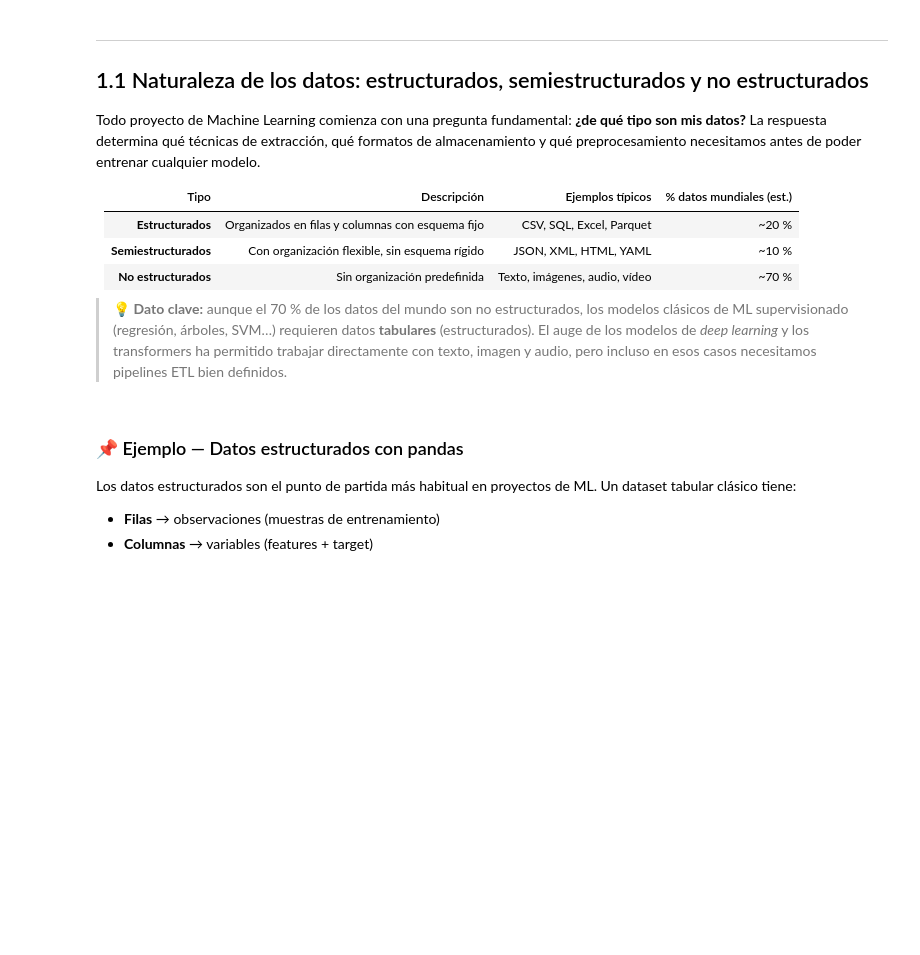
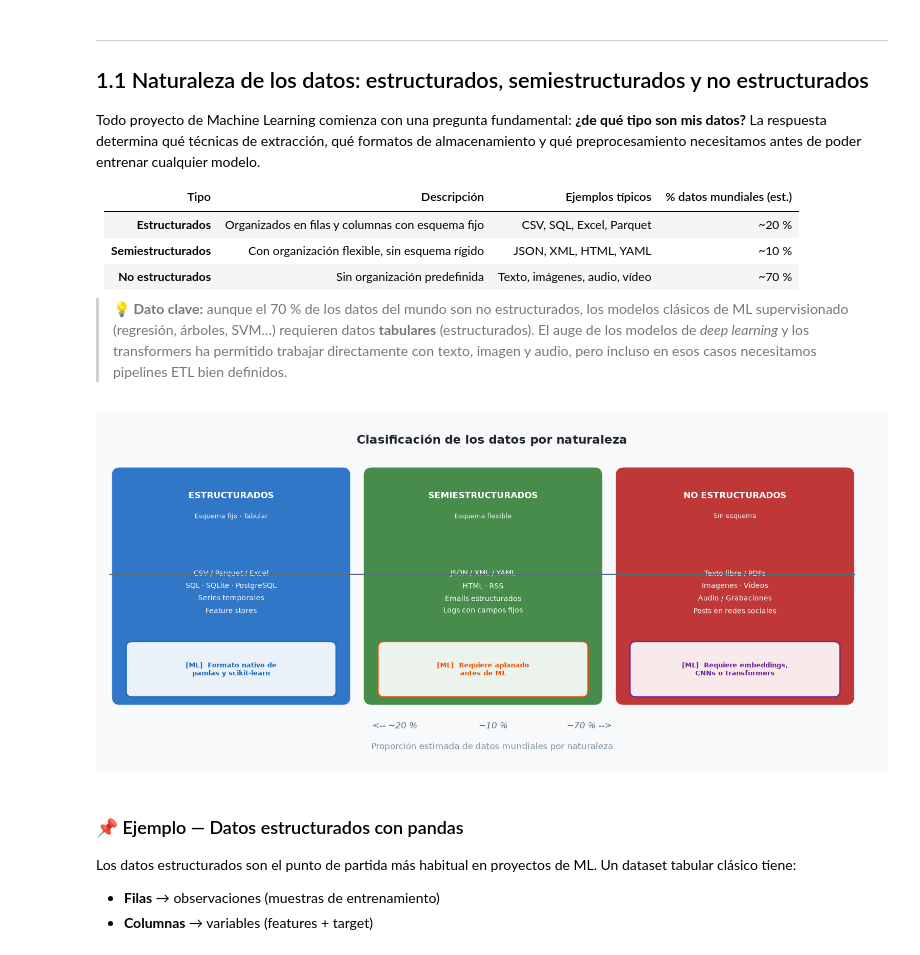
Before and after one commit to alberto-dealarcon-pro/ETCDFM, a Jupyter notebook: UD1/Bloque_1_Naturaleza_y_clasificacion/B1_Naturaleza_y_Clasificacion_de_Fuentes.ipynb, the cells around one changed output. Drawn from its saved outputs; the diff is of its cells as text; code cells hidden in the pictures; blank space fills up the shorter version.

```diff
--- a/UD1/Bloque_1_Naturaleza_y_clasificacion/B1_Naturaleza_y_Clasificacion_de_Fuentes.ipynb
+++ b/UD1/Bloque_1_Naturaleza_y_clasificacion/B1_Naturaleza_y_Clasificacion_de_Fuentes.ipynb
@@ -68,26 +70,14 @@ colors = ['#1565C0', '#2E7D32', '#B71C1C']
 labels = ['ESTRUCTURADOS', 'SEMIESTRUCTURADOS', 'NO ESTRUCTURADOS']
 subtitles = ['Esquema fijo · Tabular', 'Esquema flexible', 'Sin esquema']
 examples = [
-    '📊  CSV / Parquet / Excel
-🗄️  SQL · SQLite · PostgreSQL
-📈  Series temporales
-🏷️  Feature stores',
-    '📋  JSON / XML / YAML
-🌐  HTML · RSS
-📧  Emails estructurados
-⚙️  Logs con campos fijos',
-    '📝  Texto libre / PDFs
-🖼️  Imágenes · Vídeos
-🎙️  Audio / Grabaciones
-📱  Posts en redes sociales'
+    'CSV / Parquet / Excel\nSQL · SQLite · PostgreSQL\nSeries temporales\nFeature stores',
+    'JSON / XML / YAML\nHTML · RSS\nEmails estructurados\nLogs con campos fijos',
+    'Texto libre / PDFs\nImagenes · Videos\nAudio / Grabaciones\nPosts en redes sociales'
 ]
 ml_note = [
-    'Formato nativo de
-pandas y scikit-learn',
-    'Requiere aplanado
-ante de ML',
-    'Requiere embeddings,
-CNNs o transformers'
+    'Formato nativo de\npandas y scikit-learn',
+    'Requiere aplanado\nantes de ML',
+    'Requiere embeddings,\nCNNs o transformers'
 ]
 ml_colors = ['#1565C0', '#E65100', '#6A1B9A']
 
@@ -96,37 +86,39 @@ for i, (x, color, label, sub, ex, note, mc) in enumerate(
         zip(xs, colors, labels, subtitles, examples, ml_note, ml_colors)):
     # Caja principal
     box = FancyBboxPatch((x, 1.2), 3.7, 3.8,
                          boxstyle="round,pad=0.15",
                          facecolor=color, edgecolor='white',
                          linewidth=2, alpha=0.88, zorder=2)
     ax.add_patch(box)
     # Cabecera
     ax.text(x + 1.85, 4.65, label, ha='center', va='center',
             fontsize=10, fontweight='bold', color='white', zorder=3)
     ax.text(x + 1.85, 4.3, sub, ha='center', va='center',
             fontsize=8, color='#ECEFF1', zorder=3)
     # Ejemplos
     ax.text(x + 1.85, 3.0, ex, ha='center', va='center',
             fontsize=8.5, color='white', linespacing=1.7, zorder=3)
     # Nota ML
     note_box = FancyBboxPatch((x + 0.2, 1.3), 3.3, 0.75,
                               boxstyle="round,pad=0.1",
                               facecolor='white', edgecolor=mc,
                               linewidth=1.5, alpha=0.9, zorder=3)
     ax.add_patch(note_box)
-    ax.text(x + 1.85, 1.67, '🤖  ' + note, ha='center', va='center',
+    ax.text(x + 1.85, 1.67, '[ML]  ' + note, ha='center', va='center',
             fontsize=7.5, color=mc, fontweight='bold', zorder=4)
 
 # Flecha de proporción mundial
 ax.annotate('', xy=(12.6, 3.3), xytext=(0.1, 3.3),
             arrowprops=dict(arrowstyle='->', color='#546E7A', lw=1.5))
-ax.text(6.5, 0.7, '← ~20 %                        ~10 %                       ~70 % →',
-        ha='center', va='center', fontsize=8, color='#546E7A', style='italic')
+ax.text(6.5, 0.7, '<-- ~20 %                        ~10 %                       ~70 % -->',
+        ha='center', va='center', fontsize=10, color='#546E7A', style='italic')
 ax.text(6.5, 0.35, 'Proporción estimada de datos mundiales por naturaleza',
-        ha='center', va='center', fontsize=7.5, color='#78909C')
+        ha='center', va='center', fontsize=10, color='#78909C')
 
 plt.tight_layout()
 plt.show()
+# %% [output]
+[figure, added]
 # %% [markdown]
 ### 📌 Ejemplo — Datos estructurados con pandas
 
```
Also changed, not shown: parts of 17 cells of this notebook, 4 other files.
